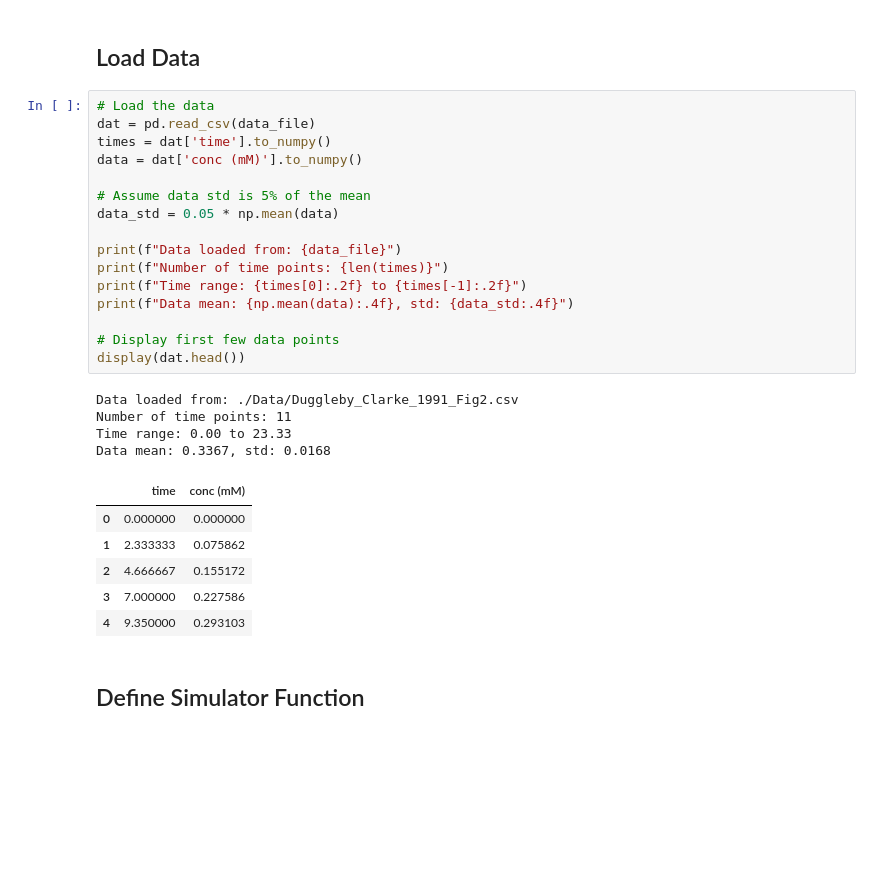
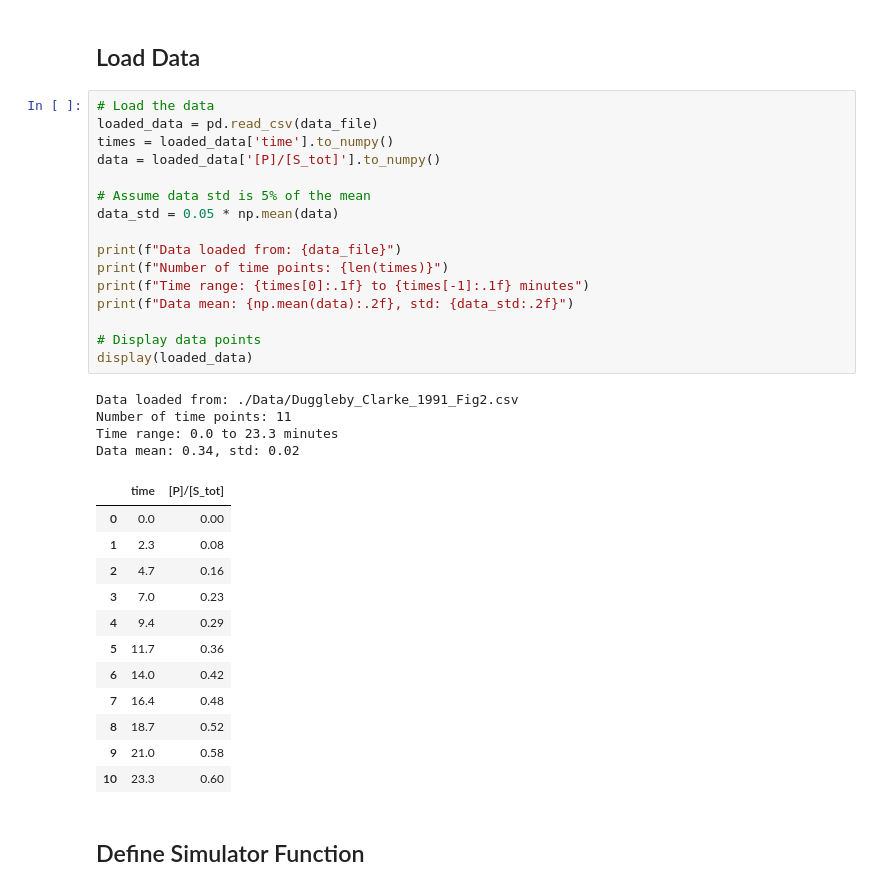
Before and after one commit to annette-thompson/bayesian-kinetic-model, a Jupyter notebook: Linden 2025 Simplified/run_pymc_inference_pyruvate_kinase.ipynb, the cells around one changed output. Saved outputs shown, nothing was run; the diff lists cells and outputs as text; blank space fills up the shorter version.

```diff
--- a/Linden 2025 Simplified/run_pymc_inference_pyruvate_kinase.ipynb
+++ b/Linden 2025 Simplified/run_pymc_inference_pyruvate_kinase.ipynb
@@ -196,31 +189,37 @@ Product states: ['P']
 ## Load Data
 # %%
 # Load the data
-dat = pd.read_csv(data_file)
-times = dat['time'].to_numpy()
-data = dat['conc (mM)'].to_numpy()
+loaded_data = pd.read_csv(data_file)
+times = loaded_data['time'].to_numpy()
+data = loaded_data['[P]/[S_tot]'].to_numpy()
 
 # Assume data std is 5% of the mean
 data_std = 0.05 * np.mean(data)
 
 print(f"Data loaded from: {data_file}")
 print(f"Number of time points: {len(times)}")
-print(f"Time range: {times[0]:.2f} to {times[-1]:.2f}")
-print(f"Data mean: {np.mean(data):.4f}, std: {data_std:.4f}")
+print(f"Time range: {times[0]:.1f} to {times[-1]:.1f} minutes")
+print(f"Data mean: {np.mean(data):.2f}, std: {data_std:.2f}")
 
-# Display first few data points
-display(dat.head())
+# Display data points
+display(loaded_data)
 # %% [output]
 Data loaded from: ./Data/Duggleby_Clarke_1991_Fig2.csv
 Number of time points: 11
-Time range: 0.00 to 23.33
-Data mean: 0.3367, std: 0.0168
+Time range: 0.0 to 23.3 minutes
+Data mean: 0.34, std: 0.02
-|  | time | conc (mM) |
-| 0 | 0.000000 | 0.000000 |
-| 1 | 2.333333 | 0.075862 |
-| 2 | 4.666667 | 0.155172 |
-| 3 | 7.000000 | 0.227586 |
-| 4 | 9.350000 | 0.293103 |
+|  | time | [P]/[S_tot] |
+| 0 | 0.0 | 0.00 |
+| 1 | 2.3 | 0.08 |
+| 2 | 4.7 | 0.16 |
+| 3 | 7.0 | 0.23 |
+| 4 | 9.4 | 0.29 |
+| 5 | 11.7 | 0.36 |
+| 6 | 14.0 | 0.42 |
+| 7 | 16.4 | 0.48 |
+| 8 | 18.7 | 0.52 |
+| 9 | 21.0 | 0.58 |
+| 10 | 23.3 | 0.60 |
 # %% [markdown]
 ## Define Simulator Function
 # %%
```
Also changed, not shown: parts of 20 cells of this notebook, 34 other files.
